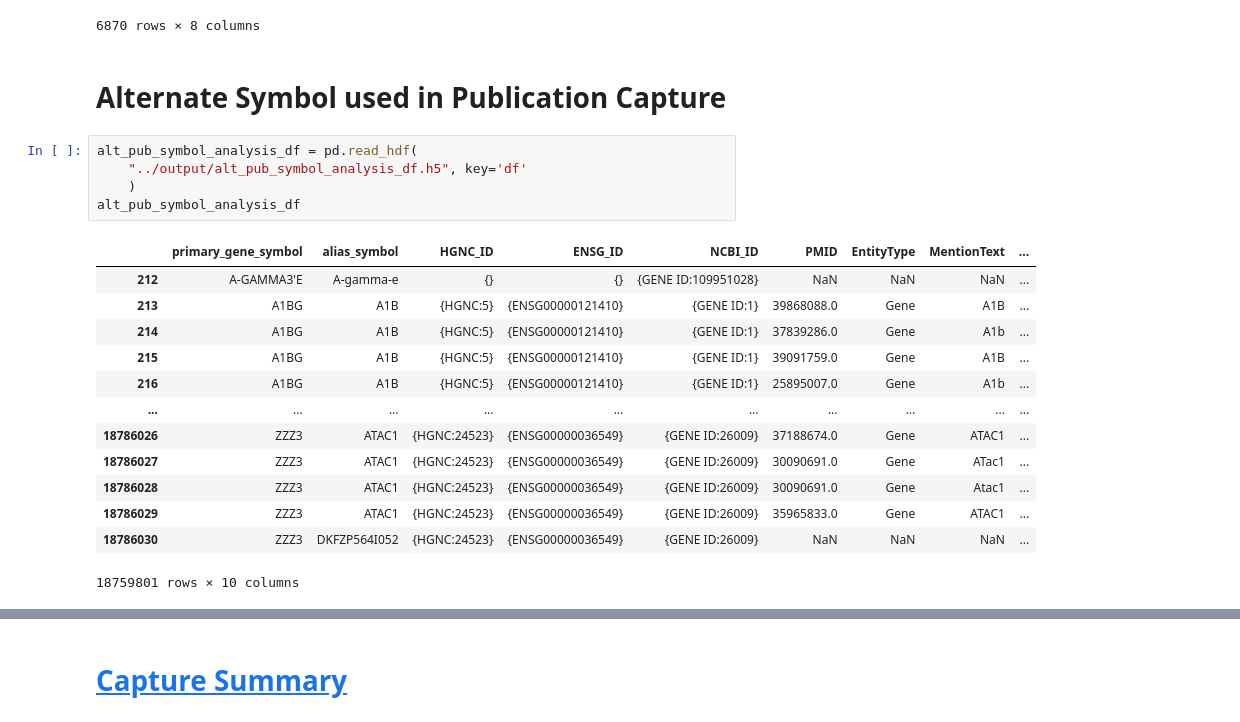
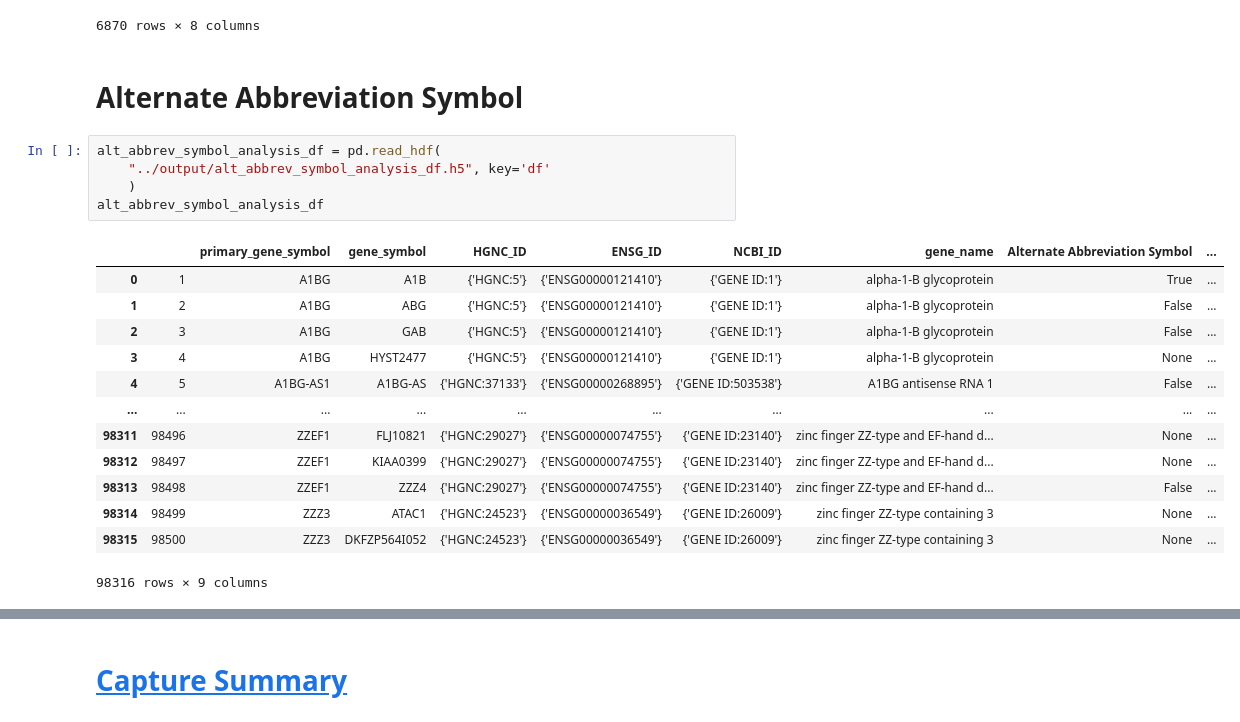
Before and after one commit to cancervariants/gene-harmony-analysis, a Jupyter notebook: analysis/5_symbol_capture_analysis.ipynb, the cells around one changed output, grey strips where cells are left out. Saved outputs shown, nothing was run; the diff lists cells and outputs as text.

```diff
--- a/analysis/5_symbol_capture_analysis.ipynb
+++ b/analysis/5_symbol_capture_analysis.ipynb
@@ -830,24 +830,24 @@ mgi_withdrawn_symbol_match_subset_genes_df
 | 98595 | ZUP1 | ZUFSP | {HGNC:21224} | {ENSG00000153975} | {GENE ID:221302} | ZUFSP | withdrawn, = Zup1 | ... |
 6870 rows × 8 columns
 # %% [markdown]
-# Alternate Symbol used in Publication Capture
+# Alternate Abbreviation Symbol
 # %%
-alt_pub_symbol_analysis_df = pd.read_hdf(
-    "../output/alt_pub_symbol_analysis_df.h5", key='df'
+alt_abbrev_symbol_analysis_df = pd.read_hdf(
+    "../output/alt_abbrev_symbol_analysis_df.h5", key='df'
     )
-alt_pub_symbol_analysis_df
+alt_abbrev_symbol_analysis_df
 # %% [output]
-|  | primary_gene_symbol | alias_symbol | HGNC_ID | ENSG_ID | NCBI_ID | PMID | EntityType | MentionText | ... |
-| 212 | A-GAMMA3'E | A-gamma-e | {} | {} | {GENE ID:109951028} | NaN | NaN | NaN | ... |
-| 213 | A1BG | A1B | {HGNC:5} | {ENSG00000121410} | {GENE ID:1} | 39868088.0 | Gene | A1B | ... |
-| 214 | A1BG | A1B | {HGNC:5} | {ENSG00000121410} | {GENE ID:1} | 37839286.0 | Gene | A1b | ... |
-| 215 | A1BG | A1B | {HGNC:5} | {ENSG00000121410} | {GENE ID:1} | 39091759.0 | Gene | A1B | ... |
-| 216 | A1BG | A1B | {HGNC:5} | {ENSG00000121410} | {GENE ID:1} | 25895007.0 | Gene | A1b | ... |
+|  |  | primary_gene_symbol | gene_symbol | HGNC_ID | ENSG_ID | NCBI_ID | gene_name | Alternate Abbreviation Symbol | ... |
+| 0 | 1 | A1BG | A1B | {'HGNC:5'} | {'ENSG00000121410'} | {'GENE ID:1'} | alpha-1-B glycoprotein | True | ... |
+| 1 | 2 | A1BG | ABG | {'HGNC:5'} | {'ENSG00000121410'} | {'GENE ID:1'} | alpha-1-B glycoprotein | False | ... |
+| 2 | 3 | A1BG | GAB | {'HGNC:5'} | {'ENSG00000121410'} | {'GENE ID:1'} | alpha-1-B glycoprotein | False | ... |
+| 3 | 4 | A1BG | HYST2477 | {'HGNC:5'} | {'ENSG00000121410'} | {'GENE ID:1'} | alpha-1-B glycoprotein | None | ... |
+| 4 | 5 | A1BG-AS1 | A1BG-AS | {'HGNC:37133'} | {'ENSG00000268895'} | {'GENE ID:503538'} | A1BG antisense RNA 1 | False | ... |
 | ... | ... | ... | ... | ... | ... | ... | ... | ... | ... |
-| 18786026 | ZZZ3 | ATAC1 | {HGNC:24523} | {ENSG00000036549} | {GENE ID:26009} | 37188674.0 | Gene | ATAC1 | ... |
-| 18786027 | ZZZ3 | ATAC1 | {HGNC:24523} | {ENSG00000036549} | {GENE ID:26009} | 30090691.0 | Gene | ATac1 | ... |
-| 18786028 | ZZZ3 | ATAC1 | {HGNC:24523} | {ENSG00000036549} | {GENE ID:26009} | 30090691.0 | Gene | Atac1 | ... |
-| 18786029 | ZZZ3 | ATAC1 | {HGNC:24523} | {ENSG00000036549} | {GENE ID:26009} | 35965833.0 | Gene | ATAC1 | ... |
-| 18786030 | ZZZ3 | DKFZP564I052 | {HGNC:24523} | {ENSG00000036549} | {GENE ID:26009} | NaN | NaN | NaN | ... |
+| 98311 | 98496 | ZZEF1 | FLJ10821 | {'HGNC:29027'} | {'ENSG00000074755'} | {'GENE ID:23140'} | zinc finger ZZ-type and EF-hand d... | None | ... |
+| 98312 | 98497 | ZZEF1 | KIAA0399 | {'HGNC:29027'} | {'ENSG00000074755'} | {'GENE ID:23140'} | zinc finger ZZ-type and EF-hand d... | None | ... |
+| 98313 | 98498 | ZZEF1 | ZZZ4 | {'HGNC:29027'} | {'ENSG00000074755'} | {'GENE ID:23140'} | zinc finger ZZ-type and EF-hand d... | False | ... |
+| 98314 | 98499 | ZZZ3 | ATAC1 | {'HGNC:24523'} | {'ENSG00000036549'} | {'GENE ID:26009'} | zinc finger ZZ-type containing 3 | None | ... |
+| 98315 | 98500 | ZZZ3 | DKFZP564I052 | {'HGNC:24523'} | {'ENSG00000036549'} | {'GENE ID:26009'} | zinc finger ZZ-type containing 3 | None | ... |
-18759801 rows × 10 columns
+98316 rows × 9 columns
 # %%
```
Also changed, not shown: parts of 57 cells of this notebook, 21 other files.
